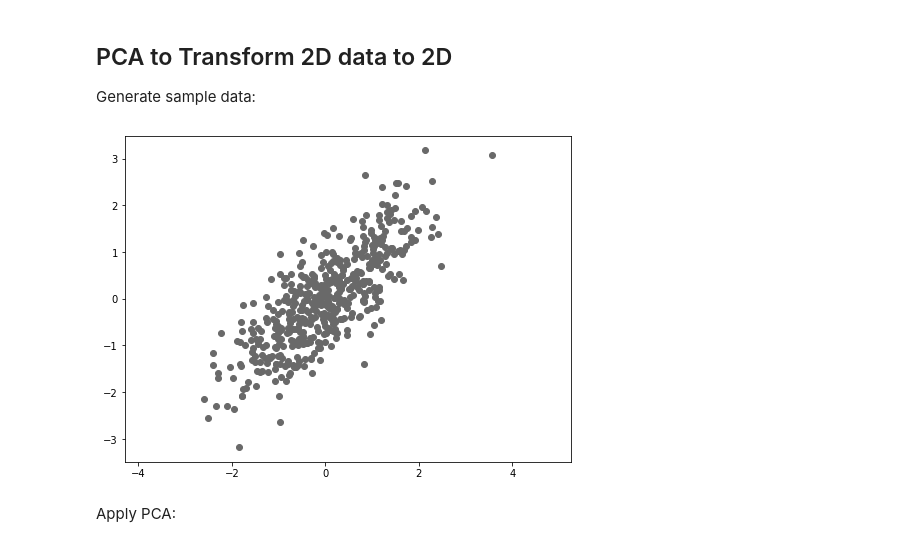
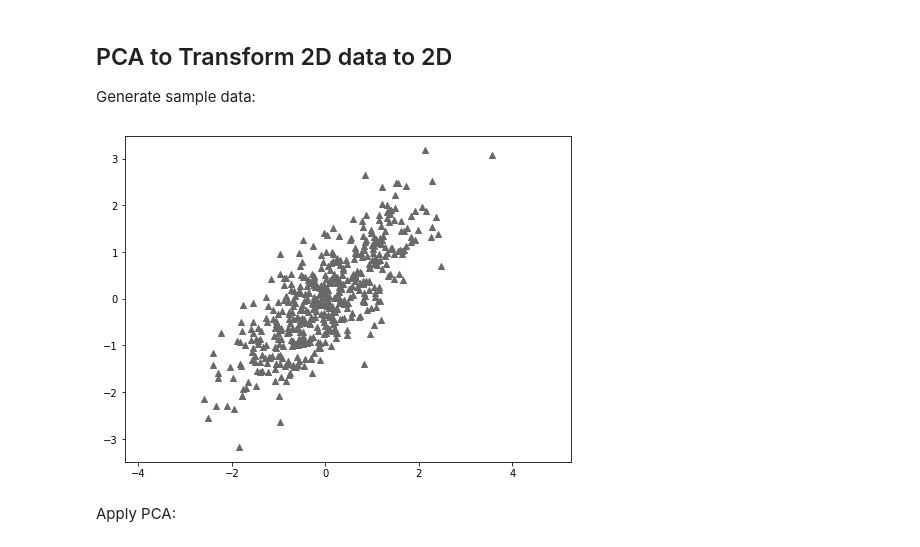
Before and after one commit to jchen8000/MLDLWithPython, a Jupyter notebook: 4_05_Principal_Component_Analysis/PCA_Introduction.ipynb, the cells around one changed output. Saved outputs shown, nothing was run; the diff lists cells and outputs as text; code cells hidden in the pictures.

```diff
--- a/4_05_Principal_Component_Analysis/PCA_Introduction.ipynb
+++ b/4_05_Principal_Component_Analysis/PCA_Introduction.ipynb
@@ -66,18 +66,18 @@ Generate sample data:
 # %%
 # Generate sample data
 mean = np.array([0, 0])
 cov = np.array([[3, 3.2], [3.2, 6]])
 np.random.seed(8)
 X1 = np.random.multivariate_normal(mean, cov, size=500)
 scaler = preprocessing.StandardScaler()
 X1 = scaler.fit_transform(X1)
 
 plt.figure(1, figsize=(8,6))
-plt.scatter(X1[:, 0], X1[:, 1], marker='o', c='dimgray')
+plt.scatter(X1[:, 0], X1[:, 1], marker='^', c='dimgray')
 plt.axis('equal')
 plt.show()
 # %% [output]
-[figure, old version]
+[figure, new version]
 # %% [markdown]
 Apply PCA:
 # %%
```
Also changed, not shown: parts of 3 cells of this notebook.
